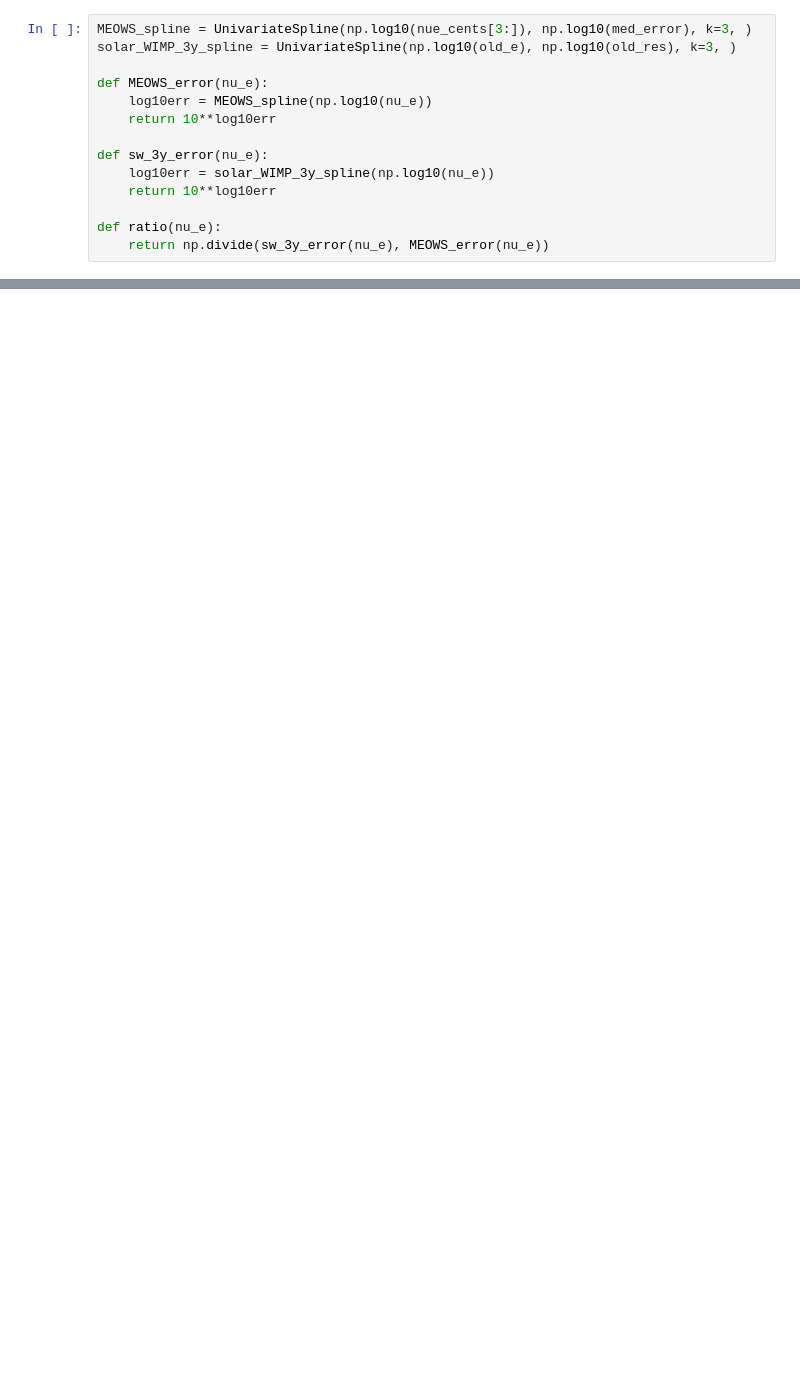
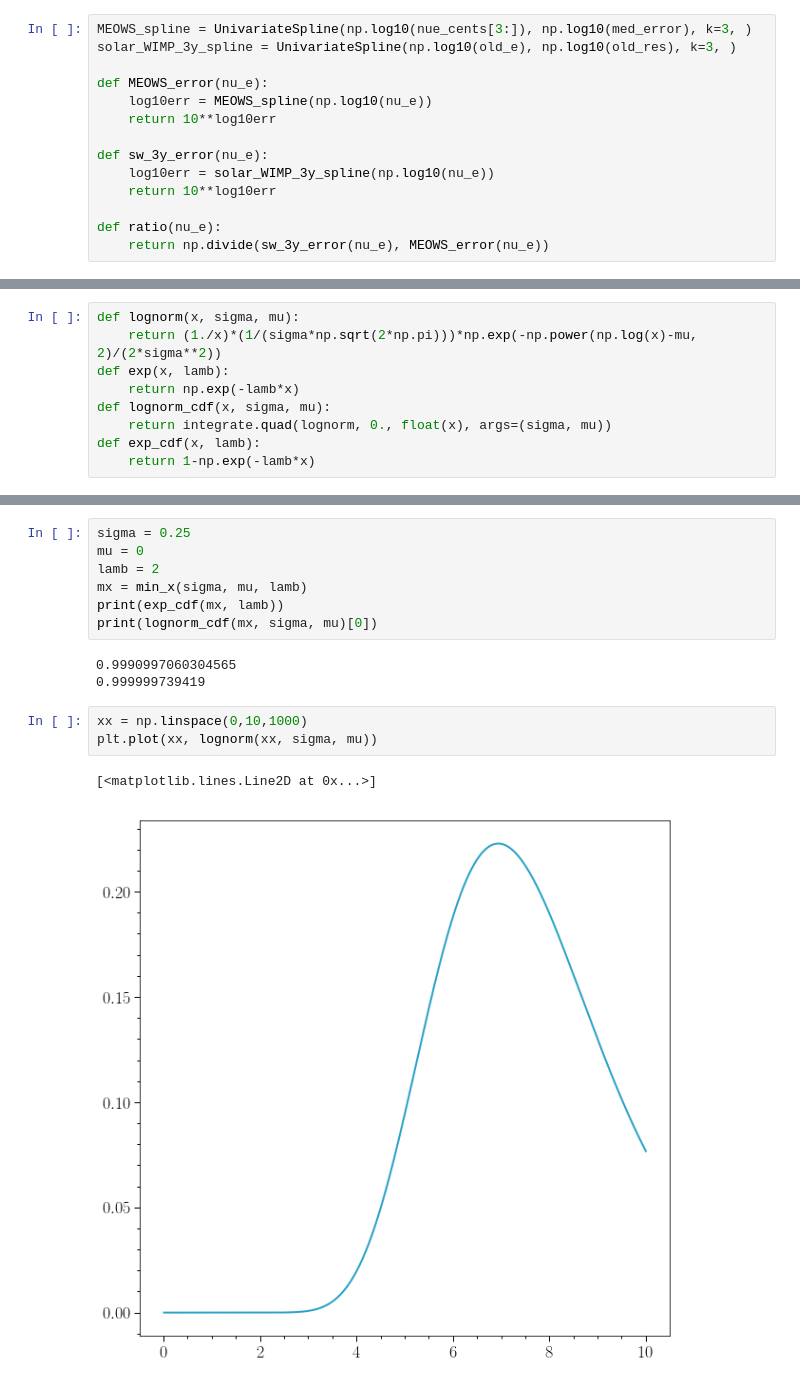
Before and after one commit to jlazar17/solar_WIMP, a Jupyter notebook: resolution_plots.ipynb, the cells around one changed output, grey strips where cells are left out. Cells and saved outputs as stored; diff of their text form; blank space fills up the shorter version.

```diff
--- a/resolution_plots.ipynb
+++ b/resolution_plots.ipynb
@@ -355,0 +348,9 @@ np.where(np.isnan(r))
+# %%
+def lognorm(x, sigma, mu):
+    return (1./x)*(1/(sigma*np.sqrt(2*np.pi)))*np.exp(-np.power(np.log(x)-mu, 2)/(2*sigma**2))
+def exp(x, lamb):
+    return np.exp(-lamb*x)
+def lognorm_cdf(x, sigma, mu):
+    return integrate.quad(lognorm, 0., float(x), args=(sigma, mu))
+def exp_cdf(x, lamb):
+    return 1-np.exp(-lamb*x)
@@ -356,3 +393,19 @@ np.where(np.isnan(r))
+# %%
+sigma = 0.25
+mu = 0
+lamb = 2
+mx = min_x(sigma, mu, lamb)
+print(exp_cdf(mx, lamb))
+print(lognorm_cdf(mx, sigma, mu)[0])
+# %% [output]
+0.9990997060304565
+0.999999739419
+# %%
+xx = np.linspace(0,10,1000)
+plt.plot(xx, lognorm(xx, sigma, mu))
+# %% [output]
+[<matplotlib.lines.Line2D at 0x...>]
+[figure, added]
 # %%
 arr = h[0][4]
 
```
Also changed, not shown: parts of 30 cells of this notebook, 5 other files.
